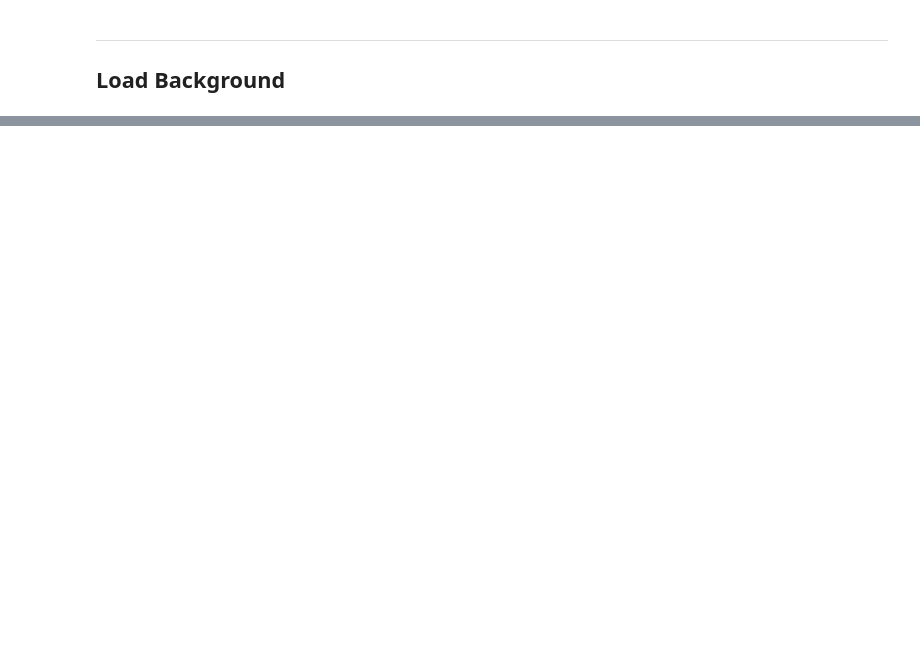
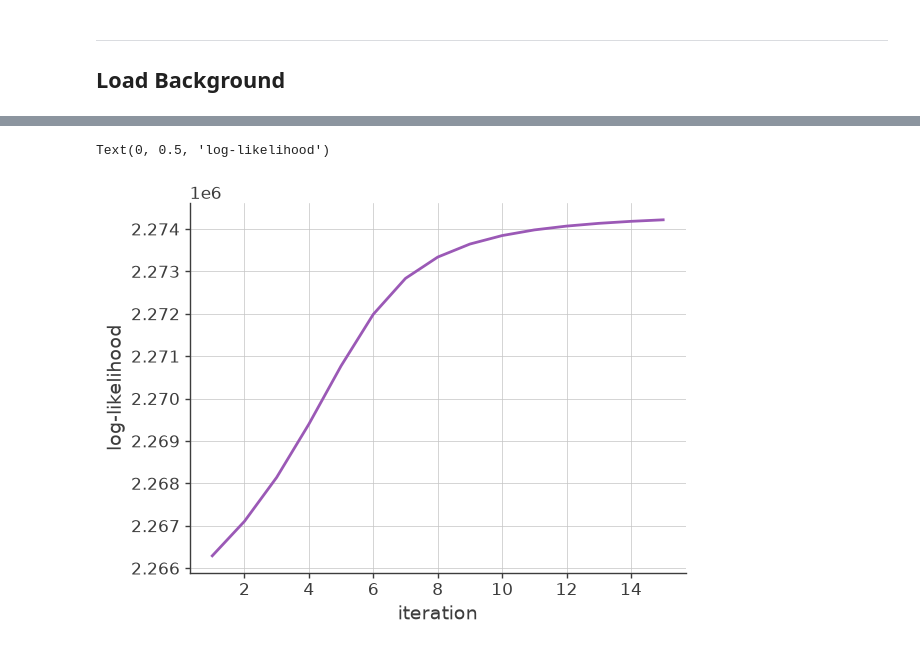
Before and after one commit to mquezada13/data-challenge-3-4-exploration, a Jupyter notebook: workflow/notebooks/03_511_imaging_analysis.ipynb, the cells around one changed output, grey strips where cells are left out. Saved outputs shown, nothing was run; the diff lists cells and outputs as text; code cells hidden in the pictures; blank space fills up the shorter version.

```diff
--- a/workflow/notebooks/03_511_imaging_analysis.ipynb
+++ b/workflow/notebooks/03_511_imaging_analysis.ipynb
@@ -323,6 +258,7 @@ print(modelled_bg_counts_all.sum())
 # %%
 # Using extended_response
-# Select Ei=0 and Em=0
-response_511 = extended_response[:, 0, 0, :, :]
+response_511 = Histogram.open(
+    str(paths.data_ext_response511_path)
+)
 # %%
 
@@ -335,0 +275,8 @@ Total observed shape: (60, 3072)
+# %%
+#
+
+data_interface = DataIF_COSI_DC2.load(name = "511keV",
+                                    event_binned_data = observed_event_hist,
+                                    dict_bkg_binned_data= {"background":simulated_bg_counts_all},
+                                    rsp = response_511,
+                                    coordsys_conv_matrix=None)
@@ -335,0 +286,8 @@ Total observed shape: (60, 3072)
+# %%
+# Initiate for simulated bacground
+image_deconvolution = ImageDeconvolution()
+
+# Set the data interfaces
+image_deconvolution.set_dataset([data_interface])
+# Set configuration file
+image_deconvolution.read_parameterfile(yml_file)
@@ -335,0 +298,2 @@ Total observed shape: (60, 3072)
+# %%
+image_deconvolution.run_deconvolution()
@@ -335,0 +320,14 @@ Total observed shape: (60, 3072)
+# %%
+x, y = [], []
+
+for result in image_deconvolution.results:
+    x.append(result['iteration'])
+    y.append(result["log-likelihood"])
+
+plt.plot(x,y)
+plt.grid()
+plt.xlabel('iteration')
+plt.ylabel('log-likelihood')
+# %% [output]
+Text(0, 0.5, 'log-likelihood')
+[figure, added]
```
Also changed, not shown: parts of 49 cells of this notebook, 3 other files.
